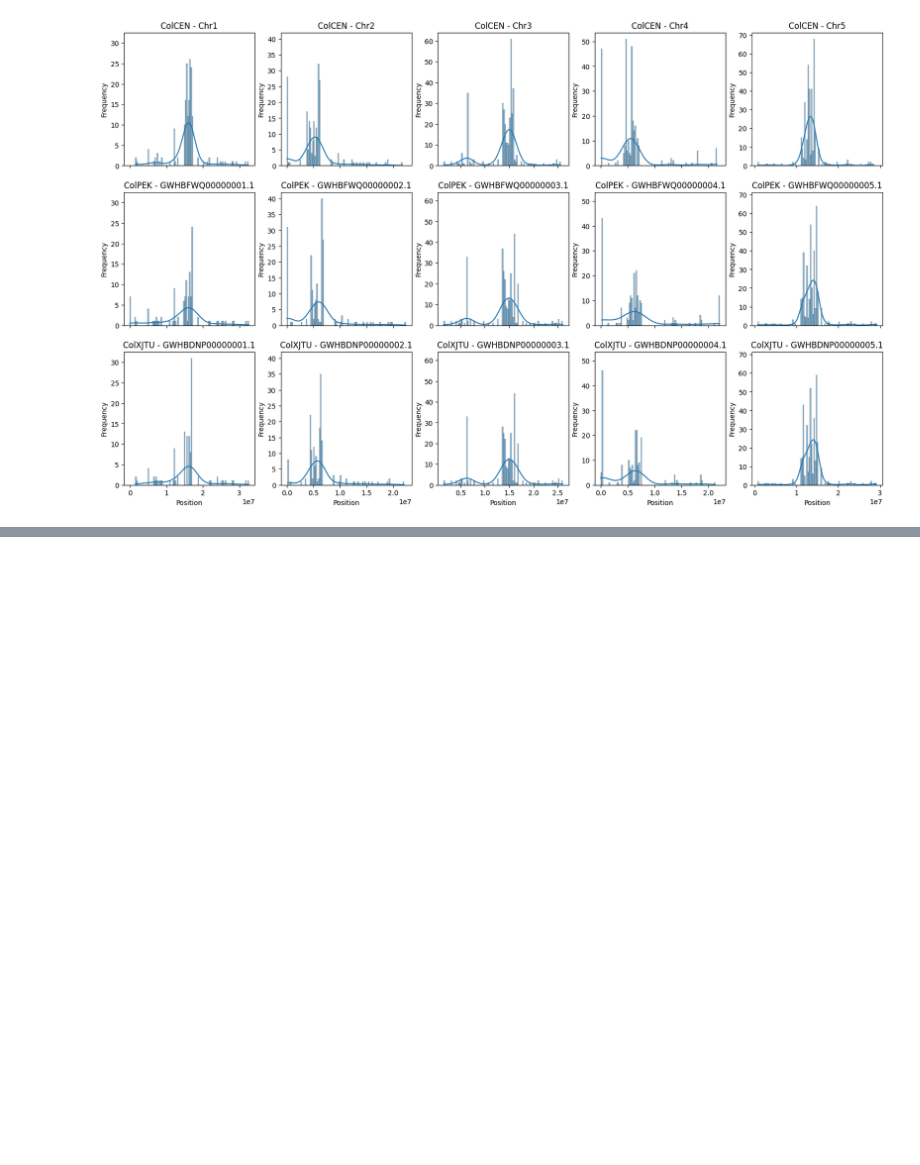
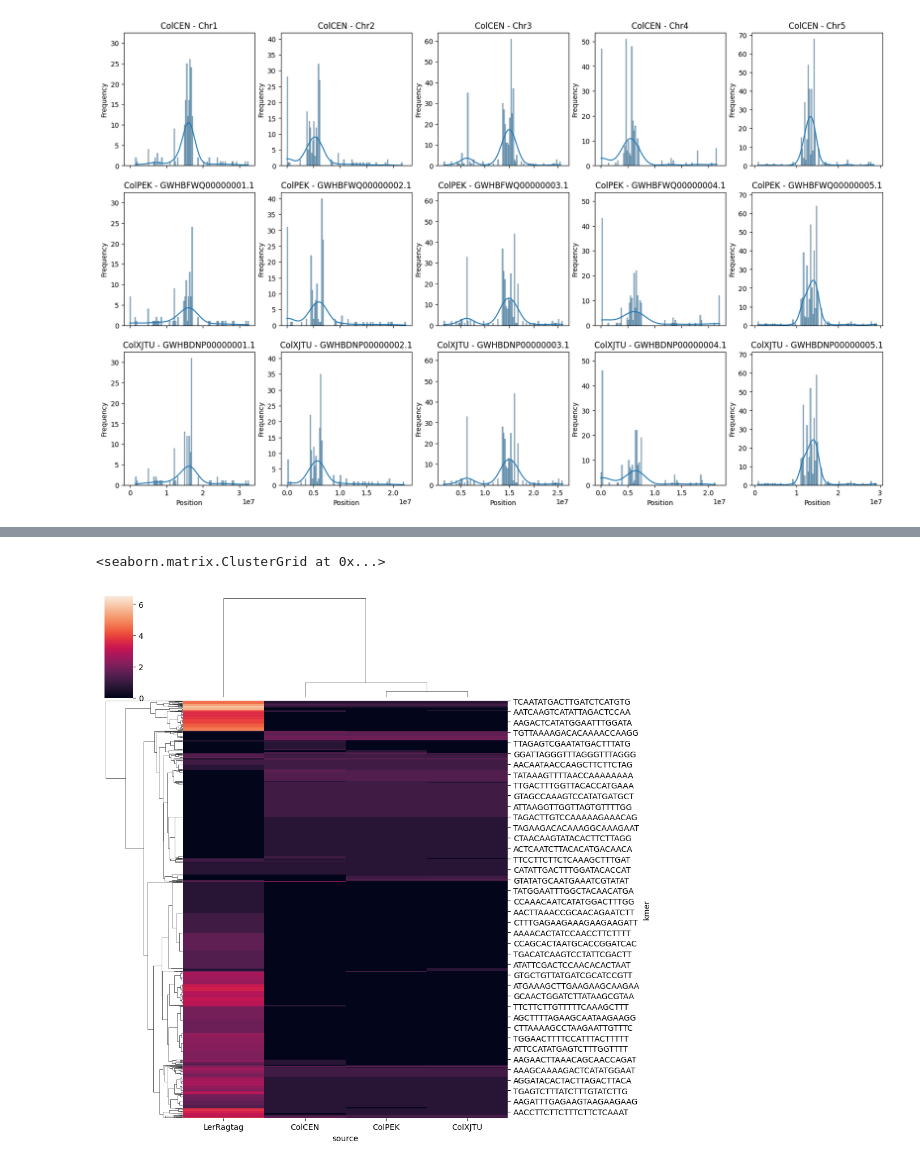
Before and after one commit to HazyFish/cen-kmers, a Jupyter notebook: notebooks/kmer_mapping.ipynb, the cells around one changed output, grey strips where cells are left out. Saved outputs shown, nothing was run; the diff lists cells and outputs as text; code cells hidden in the pictures; blank space fills up the shorter version.

```diff
--- a/notebooks/kmer_mapping.ipynb
+++ b/notebooks/kmer_mapping.ipynb
@@ -169,0 +324,14 @@ Loaded 1160 k-mer mappings of 928 unique K-mers from ColXJTU
+# %%
+df = join_kmer_counts_in_mappings(bed_paths={
+    assembly: f"../data/hamburg/hamburg-mutac-df3-joined-corr.dot-25.{assembly}.bed"
+    for assembly in ["ColCEN", "ColPEK", "ColXJTU", "LerRagtag"]
+})
+df.to_csv("../data/hamburg/hamburg-mutac-df3-joined-corr.dot-25.joined.bed.csv")
+# %%
+import numpy as np
+
+
+sns.clustermap(df.apply(lambda x: np.log1p(x)))
+# %% [output]
+<seaborn.matrix.ClusterGrid at 0x...>
+[figure, added]
```
Also changed, not shown: parts of 16 cells of this notebook.
